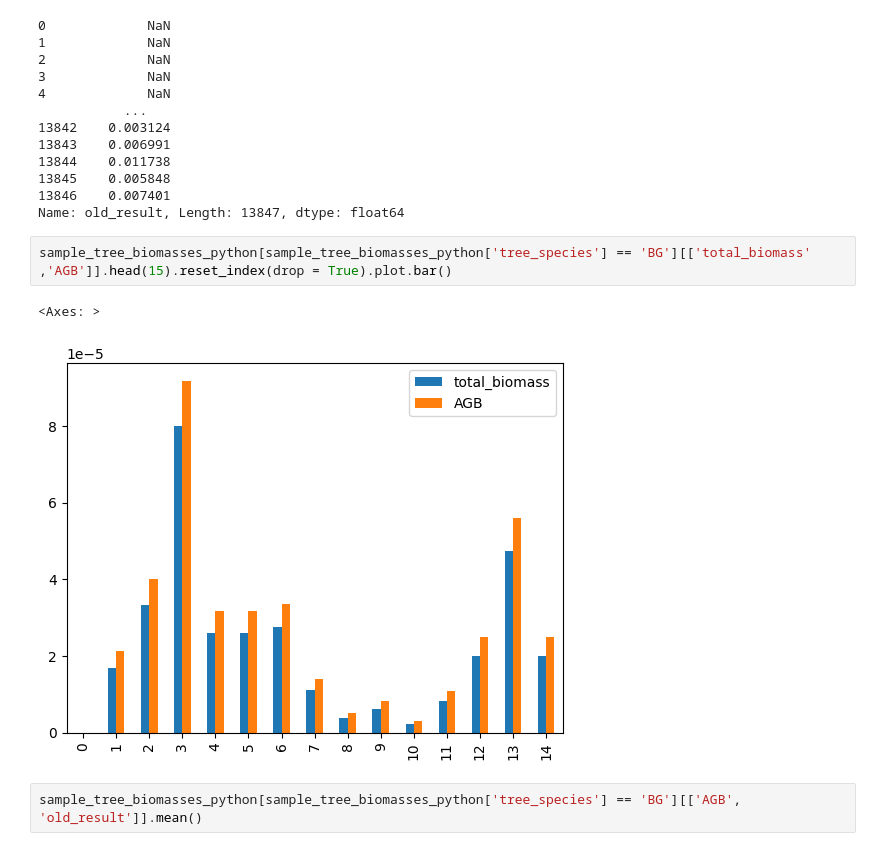
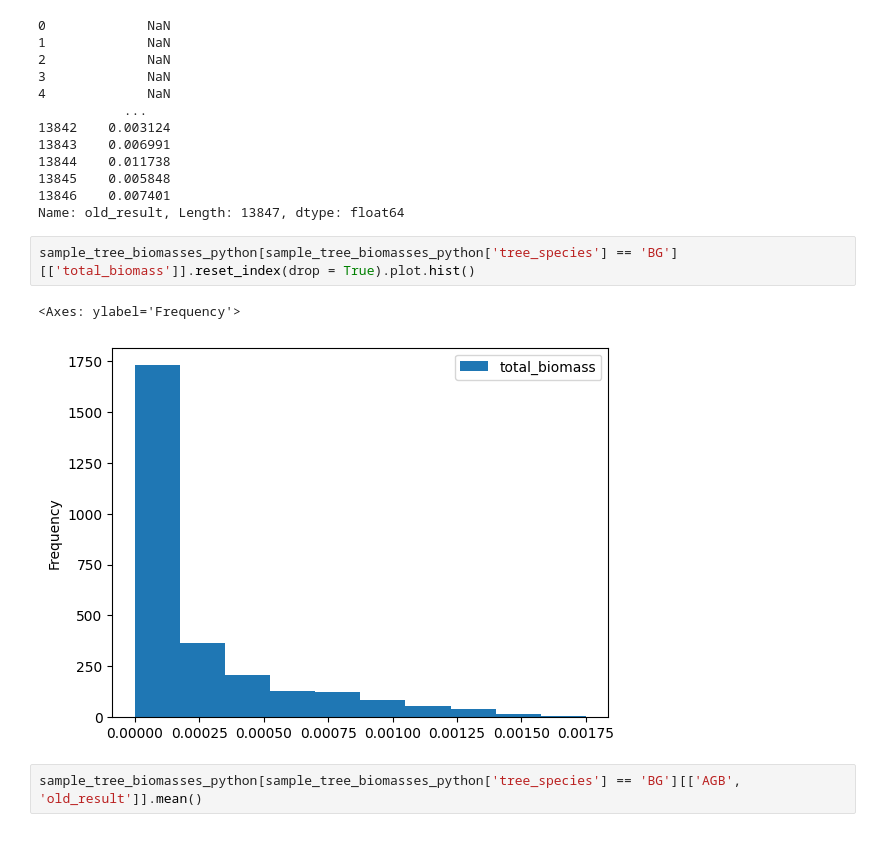
Before and after one commit to ZakiRMuc/CBRMS, a Jupyter notebook: CBRMS_biomass.ipynb, the cells around one changed output. Saved outputs shown, nothing was run; the diff lists cells and outputs as text.

```diff
--- a/CBRMS_biomass.ipynb
+++ b/CBRMS_biomass.ipynb
@@ -331,10 +329,10 @@ sample_tree_biomasses_python['old_result']
 13846    0.007401
 Name: old_result, Length: 13847, dtype: float64
 # %%
-sample_tree_biomasses_python[sample_tree_biomasses_python['tree_species'] == 'BG'][['total_biomass' ,'AGB']].head(15).reset_index(drop = True).plot.bar()
+sample_tree_biomasses_python[sample_tree_biomasses_python['tree_species'] == 'BG'][['total_biomass']].reset_index(drop = True).plot.hist()
 # %% [output]
-<Axes: >
+<Axes: ylabel='Frequency'>
-[figure, old version]
+[figure, new version]
 # %%
 sample_tree_biomasses_python[sample_tree_biomasses_python['tree_species'] == 'BG'][['AGB', 'old_result']].mean()
 # %% [output]
```
Also changed, not shown: parts of 33 cells of this notebook.
